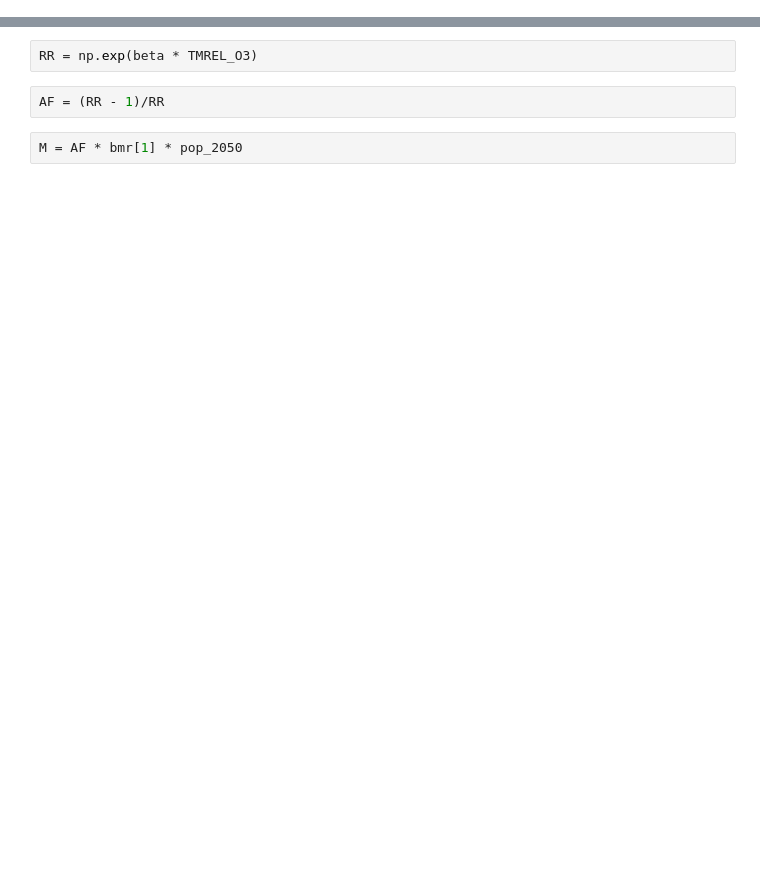
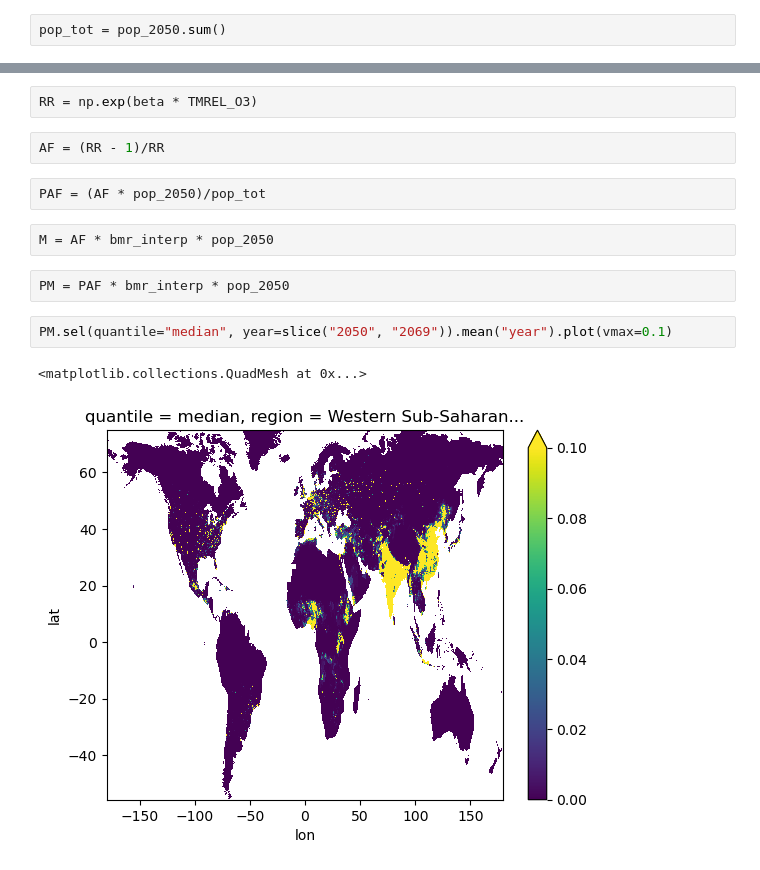
Before and after one commit to awells96/AQ_mortality_workflow, a Jupyter notebook: Test_script1.ipynb, the cells around one changed output, grey strips where cells are left out. Cells and saved outputs as stored; diff of their text form; blank space fills up the shorter version.

```diff
--- a/Test_script1.ipynb
+++ b/Test_script1.ipynb
@@ -19,0 +41,2 @@ TMREL = 32.4
+# %%
+pop_tot = pop_2050.sum()
@@ -24,5 +49,14 @@ TMREL_O3 = xr.where(O3_diff > 0, O3_diff, 0)
 RR = np.exp(beta * TMREL_O3)
 # %%
 AF = (RR - 1)/RR
+# %%
+PAF = (AF * pop_2050)/pop_tot
 # %%
-M = AF * bmr[1] * pop_2050
+M = AF * bmr_interp * pop_2050
+# %%
+PM = PAF * bmr_interp * pop_2050
+# %%
+PM.sel(quantile="median", year=slice("2050", "2069")).mean("year").plot(vmax=0.1)
+# %% [output]
+<matplotlib.collections.QuadMesh at 0x...>
+[figure, added]
```
Also changed, not shown: parts of 15 cells of this notebook, 3 other files.
